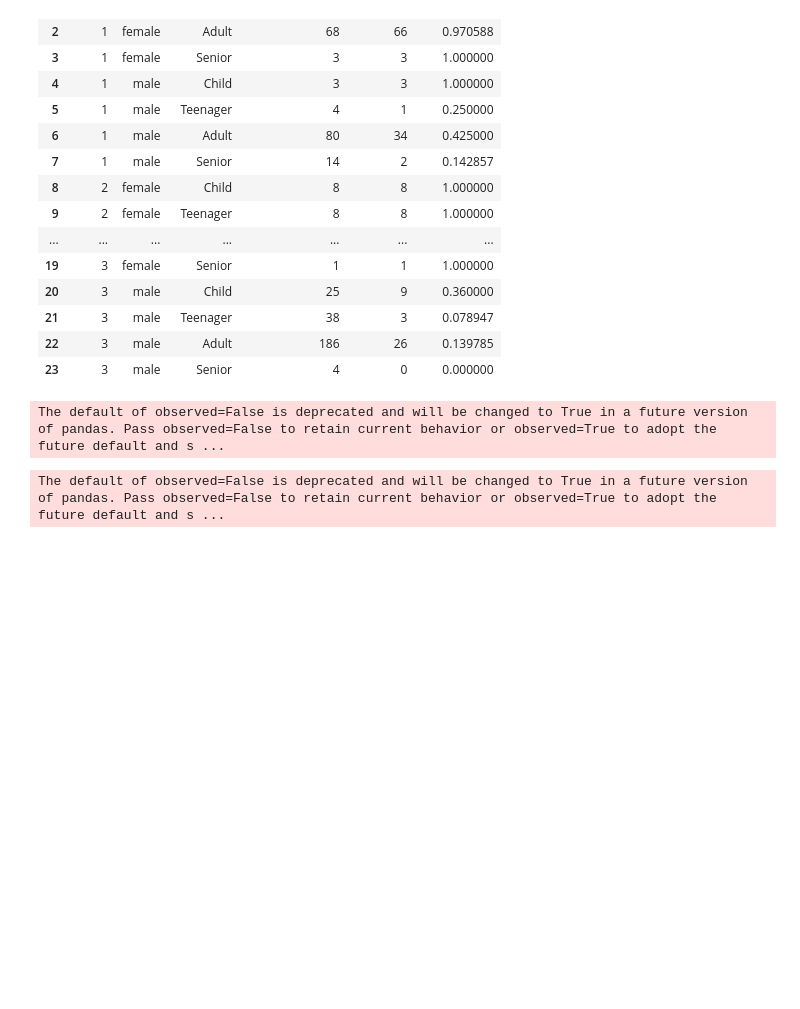
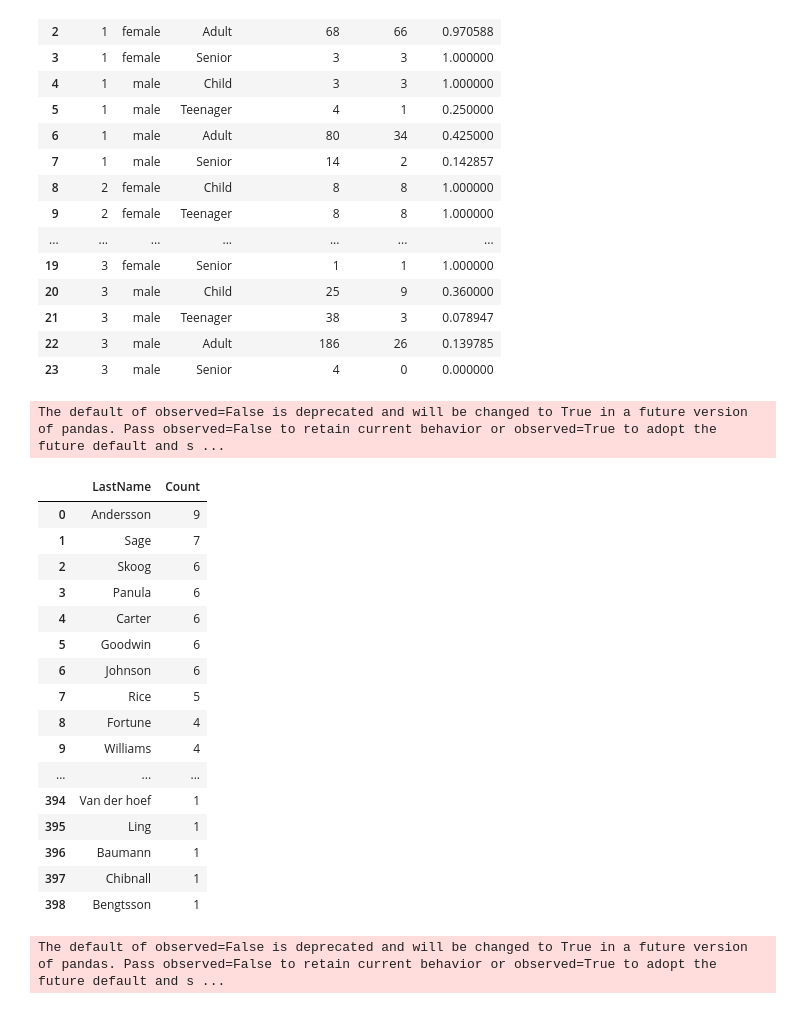
Before and after one commit to BrianJBlandino/week-5, a Jupyter notebook: Exercise_Work.ipynb, the cells around one changed output. Drawn from its saved outputs; the diff is of its cells as text; code cells hidden in the pictures; blank space fills up the shorter version.

```diff
--- a/Exercise_Work.ipynb
+++ b/Exercise_Work.ipynb
@@ -144,6 +144,26 @@ def last_names():
     return last_name_counts
 # %%
 pd.set_option('display.max_rows', None)
+# %%
+last_names()
+# %% [output]
+|  | LastName | Count |
+| 0 | Andersson | 9 |
+| 1 | Sage | 7 |
+| 2 | Skoog | 6 |
+| 3 | Panula | 6 |
+| 4 | Carter | 6 |
+| 5 | Goodwin | 6 |
+| 6 | Johnson | 6 |
+| 7 | Rice | 5 |
+| 8 | Fortune | 4 |
+| 9 | Williams | 4 |
+| ... | ... | ... |
+| 394 | Van der hoef | 1 |
+| 395 | Ling | 1 |
+| 396 | Baumann | 1 |
+| 397 | Chibnall | 1 |
+| 398 | Bengtsson | 1 |
 # %%
 def visualize_families():
     """Creating a visualization to explore the relationship
```
